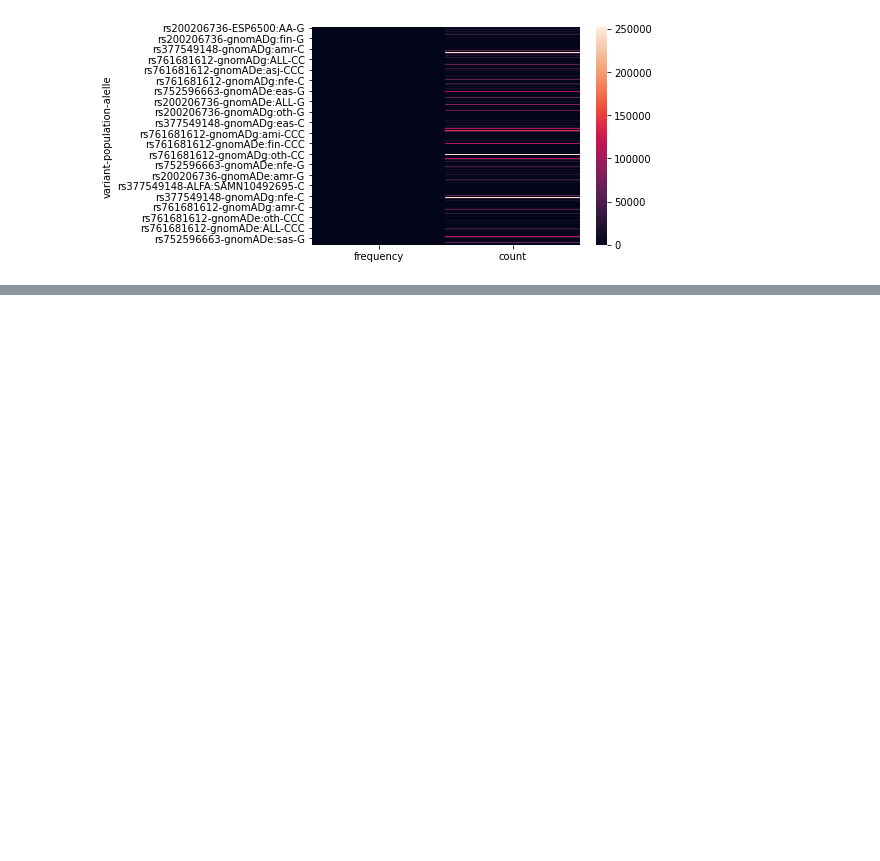
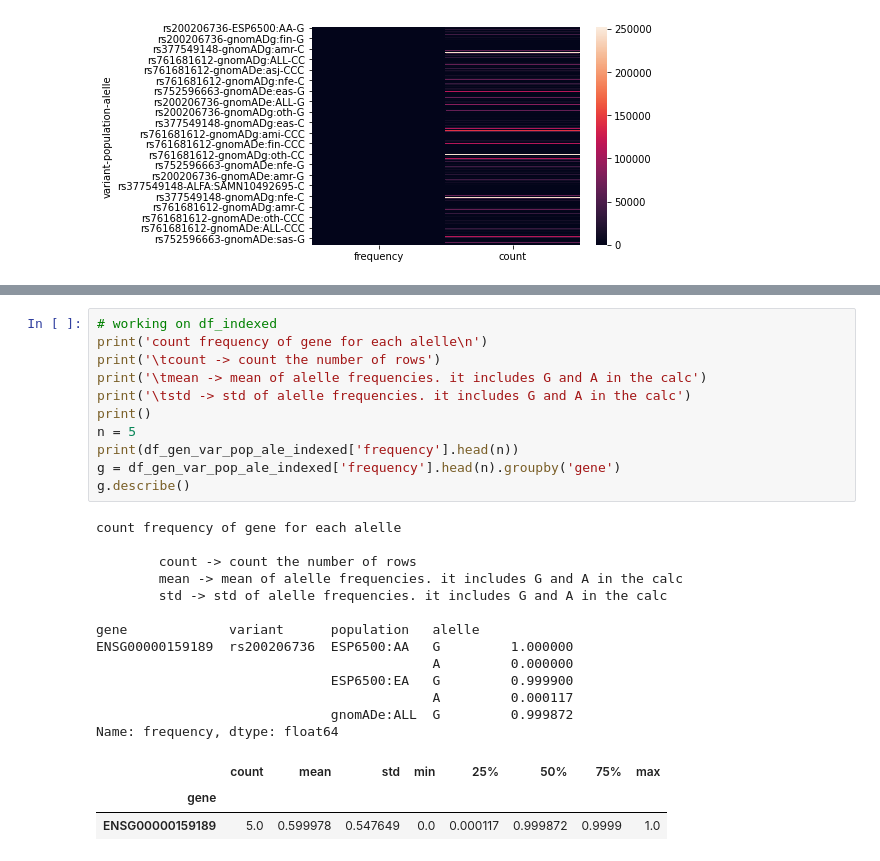
Before and after one commit to lgdc-ufpa/immunogenetic-applications-in-covid-19, a Jupyter notebook: sprint4_data_visualization/sprint4_2_data_visualizations/main.ipynb, the cells around one changed output, grey strips where cells are left out. Saved outputs shown, nothing was run; the diff lists cells and outputs as text; blank space fills up the shorter version.

```diff
--- a/sprint4_data_visualization/sprint4_2_data_visualizations/main.ipynb
+++ b/sprint4_data_visualization/sprint4_2_data_visualizations/main.ipynb
@@ -354,0 +532,28 @@ sns.heatmap(df_gen_var_pop_ale_indexed.loc['ENSG00000159189'])
+# %%
+# working on df_indexed
+print('count frequency of gene for each alelle\n')
+print('\tcount -> count the number of rows')
+print('\tmean -> mean of alelle frequencies. it includes G and A in the calc')
+print('\tstd -> std of alelle frequencies. it includes G and A in the calc')
+print()
+n = 5
+print(df_gen_var_pop_ale_indexed['frequency'].head(n))
+g = df_gen_var_pop_ale_indexed['frequency'].head(n).groupby('gene')
+g.describe()
+# %% [output]
+count frequency of gene for each alelle
+
+        count -> count the number of rows
+        mean -> mean of alelle frequencies. it includes G and A in the calc
+        std -> std of alelle frequencies. it includes G and A in the calc
+
+gene             variant      population   alelle
+ENSG00000159189  rs200206736  ESP6500:AA   G         1.000000
+                                           A         0.000000
+                              ESP6500:EA   G         0.999900
+                                           A         0.000117
+                              gnomADe:ALL  G         0.999872
+Name: frequency, dtype: float64
+|  | count | mean | std | min | 25% | 50% | 75% | max |
+| gene |  |  |  |  |  |  |  |  |
+| ENSG00000159189 | 5.0 | 0.599978 | 0.547649 | 0.0 | 0.000117 | 0.999872 | 0.9999 | 1.0 |
```
Also changed, not shown: parts of 14 cells of this notebook, 1 other file.
